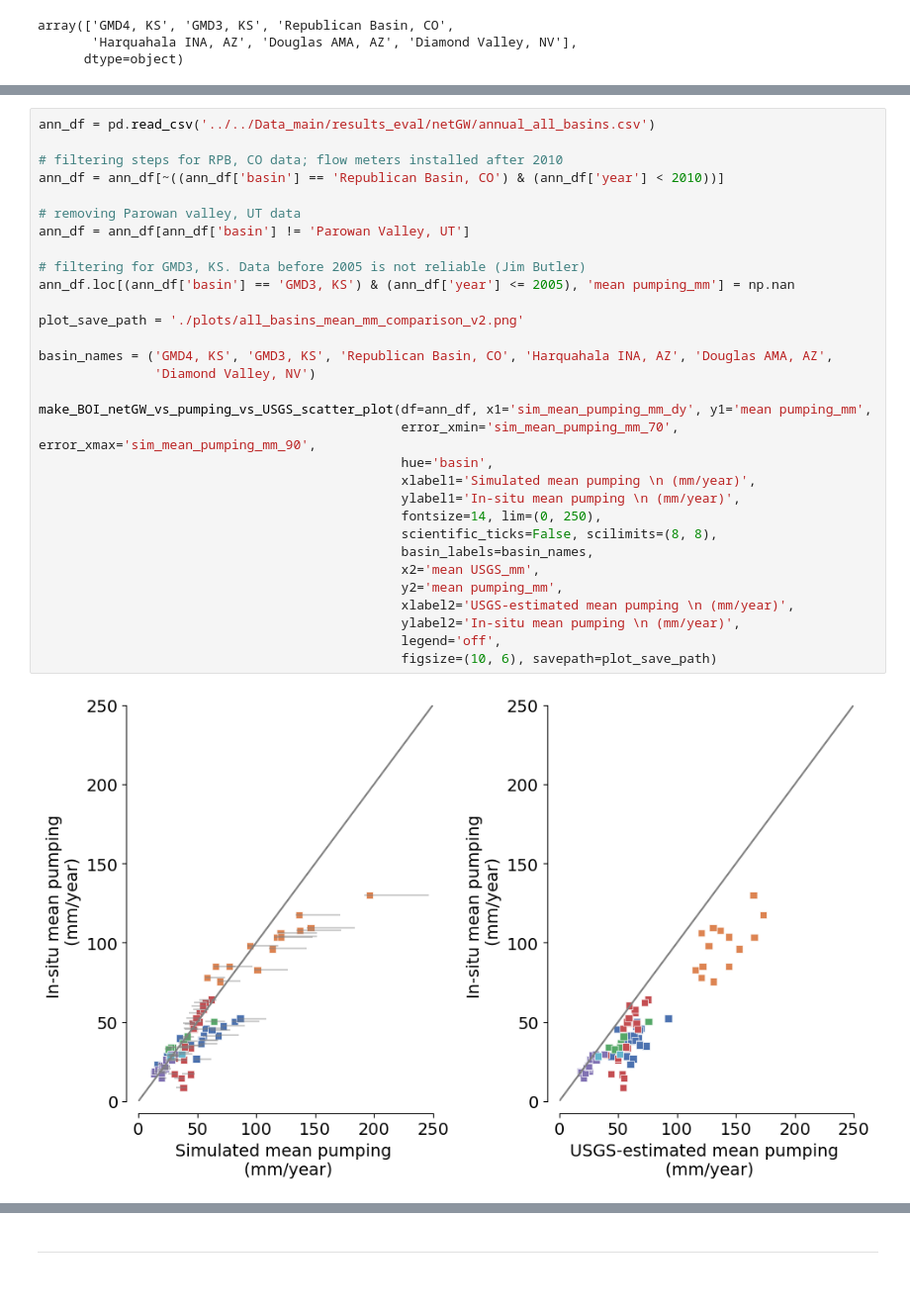
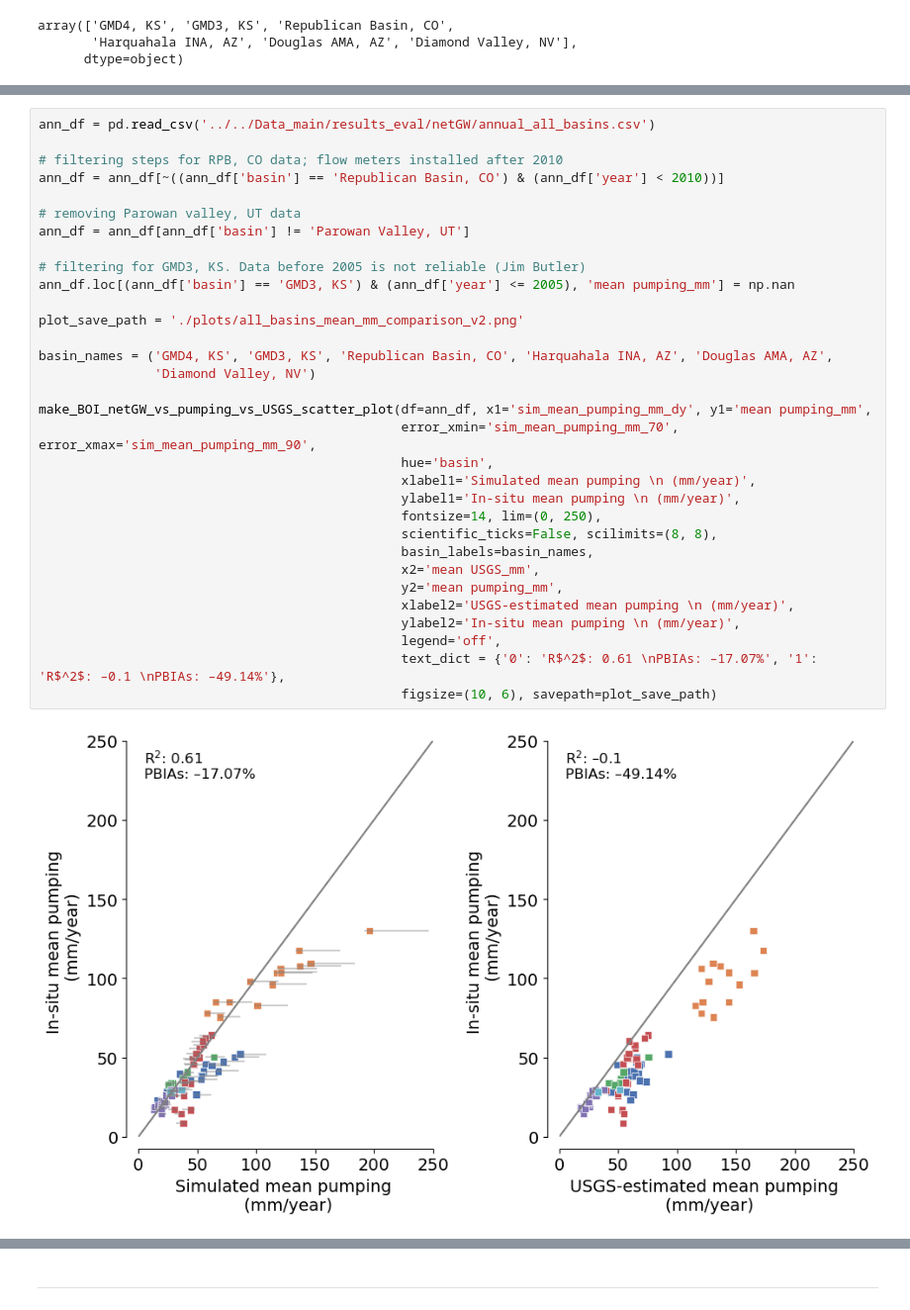
Before and after one commit to mdfahimhasan/WestUS_Peff, a Jupyter notebook: Codes/results_analysis/netGW_vs_pumping.ipynb, the cells around one changed output, grey strips where cells are left out. Shown at 99% size. Cells and saved outputs as stored; diff of their text form.

```diff
--- a/Codes/results_analysis/netGW_vs_pumping.ipynb
+++ b/Codes/results_analysis/netGW_vs_pumping.ipynb
@@ -133,31 +173,32 @@ ann_df = pd.read_csv('../../Data_main/results_eval/netGW/annual_all_basins.csv')
 
 # filtering steps for RPB, CO data; flow meters installed after 2010
 ann_df = ann_df[~((ann_df['basin'] == 'Republican Basin, CO') & (ann_df['year'] < 2010))]
 
 # removing Parowan valley, UT data
 ann_df = ann_df[ann_df['basin'] != 'Parowan Valley, UT']
 
 # filtering for GMD3, KS. Data before 2005 is not reliable (Jim Butler)
 ann_df.loc[(ann_df['basin'] == 'GMD3, KS') & (ann_df['year'] <= 2005), 'mean pumping_mm'] = np.nan
 
 plot_save_path = './plots/all_basins_mean_mm_comparison_v2.png'
 
 basin_names = ('GMD4, KS', 'GMD3, KS', 'Republican Basin, CO', 'Harquahala INA, AZ', 'Douglas AMA, AZ',
                'Diamond Valley, NV')
 
 make_BOI_netGW_vs_pumping_vs_USGS_scatter_plot(df=ann_df, x1='sim_mean_pumping_mm_dy', y1='mean pumping_mm',
                                                error_xmin='sim_mean_pumping_mm_70', error_xmax='sim_mean_pumping_mm_90',
                                                hue='basin',
                                                xlabel1='Simulated mean pumping \n (mm/year)',
                                                ylabel1='In-situ mean pumping \n (mm/year)',
                                                fontsize=14, lim=(0, 250),
                                                scientific_ticks=False, scilimits=(8, 8),
                                                basin_labels=basin_names,
                                                x2='mean USGS_mm',
                                                y2='mean pumping_mm',
                                                xlabel2='USGS-estimated mean pumping \n (mm/year)',
                                                ylabel2='In-situ mean pumping \n (mm/year)',
                                                legend='off',
+                                               text_dict = {'0': 'R$^2$: 0.61 \nPBIAs: –17.07%', '1': 'R$^2$: –0.1 \nPBIAs: –49.14%'},
                                                figsize=(10, 6), savepath=plot_save_path)
 # %% [output]
-[figure, old version]
+[figure, new version]
```
Also changed, not shown: parts of 4 cells of this notebook, 3 other files.
